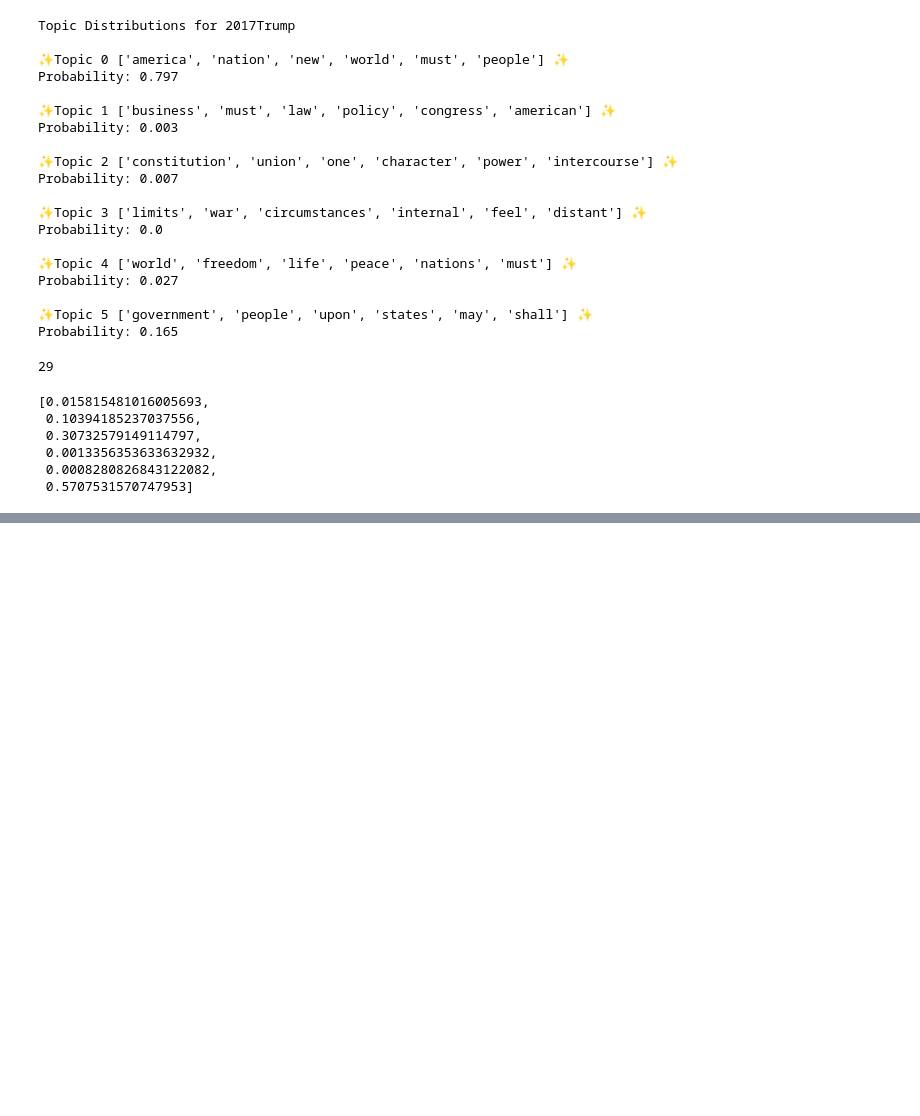
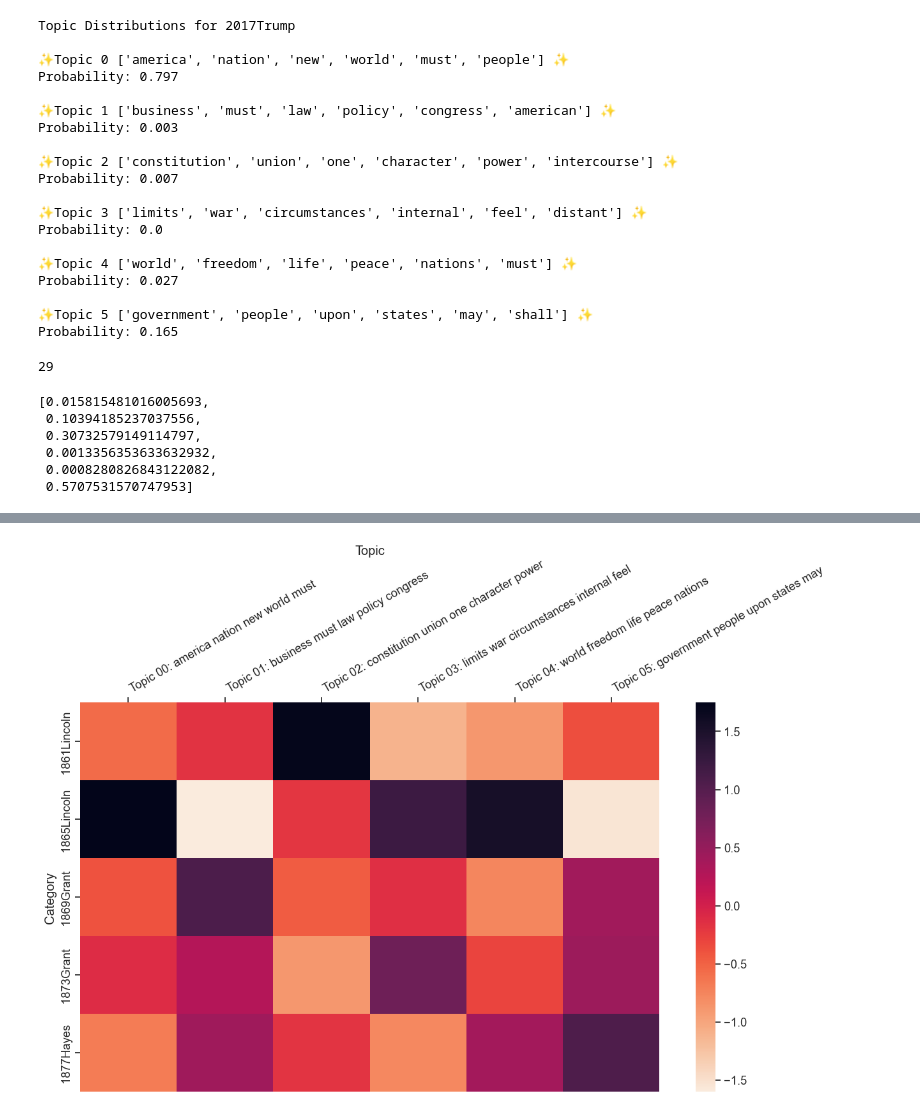
Before and after one commit to owenmonroe/LLOC_TopicModelling_Summer2023, a Jupyter notebook: topicmodelingMALLET.ipynb, the cells around one changed output, grey strips where cells are left out. Drawn from its saved outputs; the diff is of its cells as text; code cells hidden in the pictures; blank space fills up the shorter version.

```diff
--- a/topicmodelingMALLET.ipynb
+++ b/topicmodelingMALLET.ipynb
@@ -201,0 +230,12 @@ topic_distributions[58]
+# %%
+civilwar_reconstruction_labels = ['1861Lincoln', '1865Lincoln', '1869Grant', '1873Grant', '1877Hayes']
+# %%
+little_mallet_wrapper.plot_categories_by_topics_heatmap(speech_titles,
+                                      topic_distributions,
+                                      topics,
+                                      output_directory_path + '/categories_by_topics.pdf',
+                                      target_labels= civilwar_reconstruction_labels,
+                                      dim= (13, 9)
+                                     )
+# %% [output]
+[figure, added]
```
Also changed, not shown: parts of 14 cells of this notebook, 2 other files.
